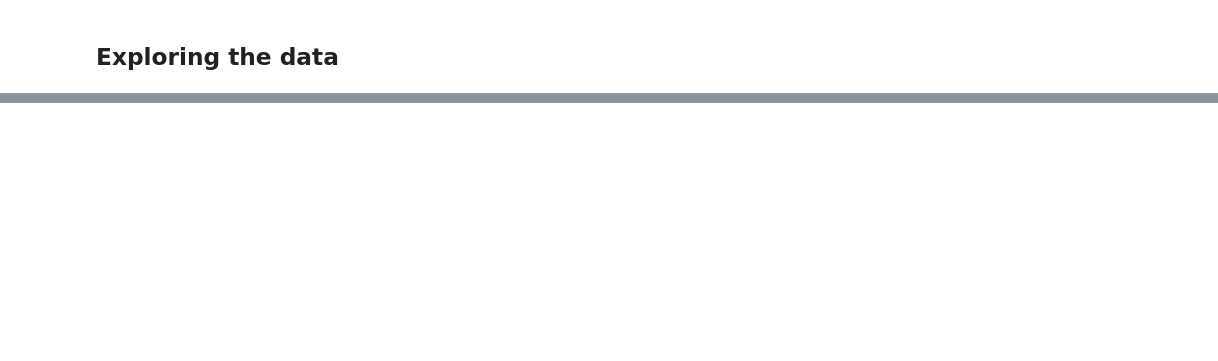
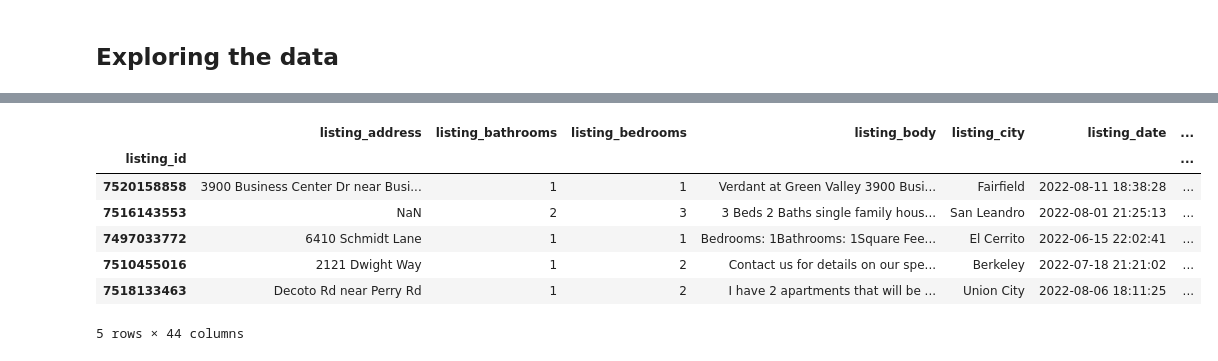
Before and after one commit to melissavhan/Craigslist-Rent-Prediction, a Jupyter notebook: notebooks/Craigslist_Data_Wrangling .ipynb, the cells around one changed output, grey strips where cells are left out. Cells and saved outputs as stored; diff of their text form; code cells hidden in the pictures; blank space fills up the shorter version.

```diff
--- a/notebooks/Craigslist_Data_Wrangling .ipynb
+++ b/notebooks/Craigslist_Data_Wrangling .ipynb
@@ -71,0 +309,11 @@ Total number of duplicates by listing title: 2012
+# %%
+df.head()
+# %% [output]
+|  | listing_address | listing_bathrooms | listing_bedrooms | listing_body | listing_city | listing_date | ... |
+| listing_id |  |  |  |  |  |  | ... |
+| 7520158858 | 3900 Business Center Dr near Busi... | 1 | 1 | Verdant at Green Valley 3900 Busi... | Fairfield | 2022-08-11 18:38:28 | ... |
+| 7516143553 | NaN | 2 | 3 | 3 Beds 2 Baths single family hous... | San Leandro | 2022-08-01 21:25:13 | ... |
+| 7497033772 | 6410 Schmidt Lane | 1 | 1 | Bedrooms: 1Bathrooms: 1Square Fee... | El Cerrito | 2022-06-15 22:02:41 | ... |
+| 7510455016 | 2121 Dwight Way | 1 | 2 | Contact us for details on our spe... | Berkeley | 2022-07-18 21:21:02 | ... |
+| 7518133463 | Decoto Rd near Perry Rd | 1 | 2 | I have 2 apartments that will be ... | Union City | 2022-08-06 18:11:25 | ... |
+5 rows × 44 columns
```
Also changed, not shown: parts of 36 cells of this notebook, 1 other file.
